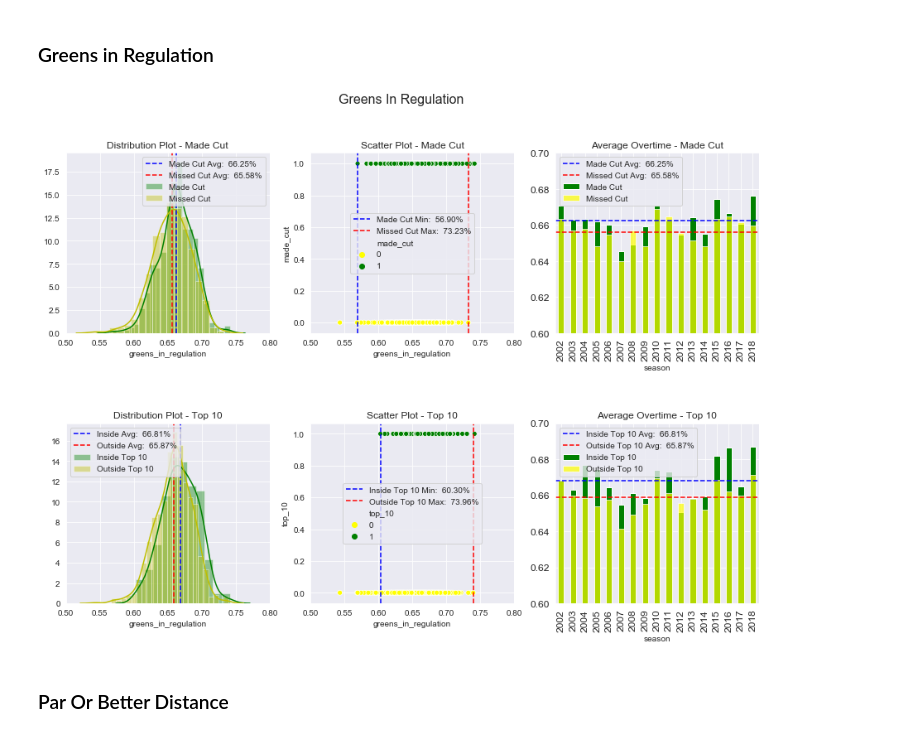
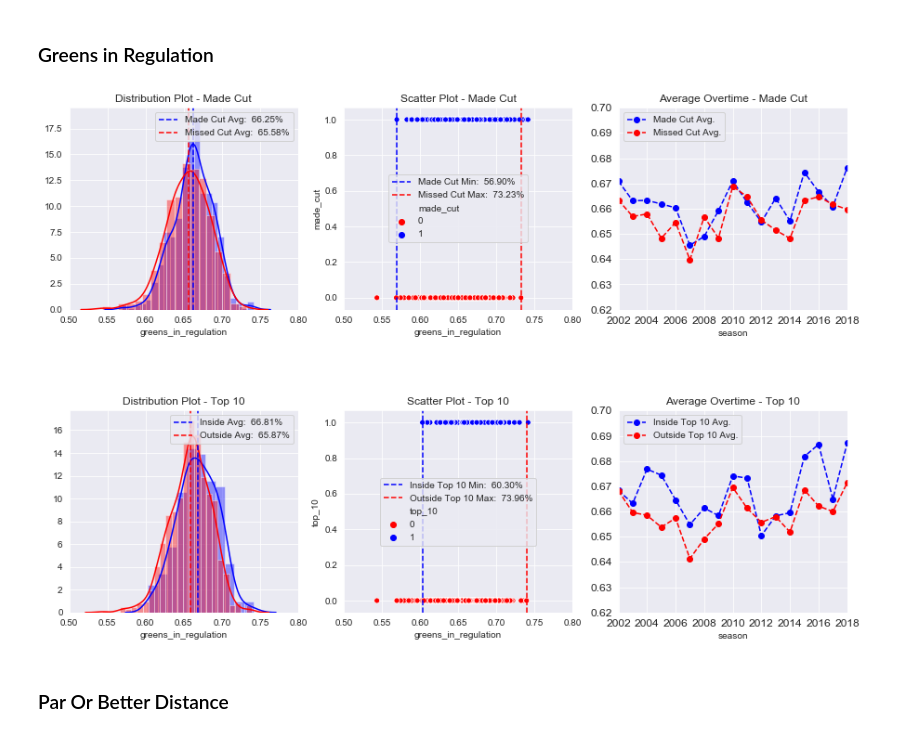
Before and after one commit to jprinfret/masters_tournament_classifier, a Jupyter notebook: 2020 Masters Tournament Predictions_noSG.ipynb, the cells around one changed output. Saved outputs shown, nothing was run; the diff lists cells and outputs as text; code cells hidden in the pictures.

```diff
--- a/2020 Masters Tournament Predictions_noSG.ipynb
+++ b/2020 Masters Tournament Predictions_noSG.ipynb
@@ -1069,17 +1180,15 @@ ax6.legend(loc='upper right');
 ### Greens in Regulation
 # %%
 feature = 'greens_in_regulation'
-title = feature.replace('_', ' ').title()
 mean1_made = made_cut[feature].mean()
 mean1_missed = missed_cut[feature].mean()
 mean2_in = inside_top10[feature].mean()
 mean2_out = outside_top10[feature].mean()
 fig = plt.figure(figsize=figsize);
-fig.suptitle(f"{title}", fontsize=16);
 fig.subplots_adjust(hspace=hspace);
 xmin = 0.5
 xmax = 0.8
-ymin = 0.6
+ymin = 0.62
 ymax = 0.7
 made_cut_min = df[df['made_cut']==1][feature].min()
 missed_cut_max = df[df['made_cut']==0][feature].max()
@@ -1088,13 +1197,23 @@ out_t10_max = df[df['top_10']==0][feature].max()
 
 # Made Cut - Dist Plot
 ax1 = fig.add_subplot(231);
-sns.distplot(made_cut[feature], bins='auto', color='g', ax=ax1, label='Made Cut');
-sns.distplot(missed_cut[feature], bins='auto', color='y', ax=ax1, label='Missed Cut');
-ax1.axvline(mean1_made, linestyle='--', color='b', label=f'Made Cut Avg: {mean1_made : 0.2%}');
-ax1.axvline(mean1_missed, linestyle='--', color='r', label=f'Missed Cut Avg: {mean1_missed : 0.2%}');
+sns.distplot(
+    made_cut[feature],
+    bins='auto',
+    color='blue',
+    ax=ax1
+);
+sns.distplot(
+    missed_cut[feature],
+    bins='auto',
+    color='red',
+    ax=ax1
+);
+ax1.axvline(mean1_made, linestyle='--', color='blue', label=f'Made Cut Avg: {mean1_made : 0.2%}');
+ax1.axvline(mean1_missed, linestyle='--', color='red', label=f'Missed Cut Avg: {mean1_missed : 0.2%}');
 ax1.set_title('Distribution Plot - Made Cut');
 ax1.set_xlim(xmin, xmax);
-ax1.legend();
+ax1.legend(loc='upper right');
 
 # Made Cut - Scatter Plot
 ax2 = fig.add_subplot(232);
@@ -1102,7 +1221,7 @@ sns.scatterplot(
     x=df[feature],
     y=df['made_cut'],
     hue=df['made_cut'],
-    palette=['yellow', 'green'],
+    palette=['red', 'blue'],
     ax=ax2
 );
 ax2.axvline(made_cut_min, linestyle = '--', color ='blue', label=f'Made Cut Min: {made_cut_min : 0.2%}');
@@ -1114,22 +1233,23 @@ ax2.legend(loc='center');
 # Made Cut - Mean Overtime
 ax3 = fig.add_subplot(233);
 made_cut.groupby(['season'])[feature].mean().plot(
-    kind='bar',
+    kind='line',
     ax=ax3,
     fontsize=12,
-    color='green',
-    label='Made Cut'
+    color='blue',
+    marker='o',
+    linestyle='--',
+    label='Made Cut Avg.'
 );
 missed_cut.groupby(['season'])[feature].mean().plot(
-    kind='bar',
+    kind='line',
     ax=ax3,
     fontsize=12,
-    color='yellow',
-    alpha=0.7,
-    label='Missed Cut'
+    color='red',
+    marker='o',
+    linestyle='--',
+    label='Missed Cut Avg.'
 );
-ax3.axhline(mean1_made, linestyle='--', color='b', label=f'Made Cut Avg: {mean1_made : 0.2%}');
-ax3.axhline(mean1_missed, linestyle='--', color='r', label=f'Missed Cut Avg: {mean1_missed : 0.2%}');
 ax3.set_title('Average Overtime - Made Cut', {'fontsize' : 12});
 ax3.set_ylim(ymin, ymax);
 ax3.legend(loc='upper left');
@@ -1139,62 +1259,61 @@ ax4 = fig.add_subplot(234);
 sns.distplot(
     inside_top10[feature],
     bins='auto',
-    color='g',
-    ax=ax4,
-    label='Inside Top 10'
+    color='blue',
+    ax=ax4
 );
 sns.distplot(
     outside_top10[feature],
     bins='auto',
-    color='y',
-    ax=ax4,
-    label='Outside Top 10'
+    color='red',
+    ax=ax4
 );
-ax4.axvline(mean2_in, linestyle='--', color='b', label=f'Inside Avg: {mean2_in : 0.2%}');
-ax4.axvline(mean2_out, linestyle='--', color='r', label=f'Outside Avg: {mean2_out : 0.2%}');
+ax4.axvline(mean2_in, linestyle='--', color='blue', label=f'Inside Avg: {mean2_in : 0.2%}');
+ax4.axvline(mean2_out, linestyle='--', color='red', label=f'Outside Avg: {mean2_out : 0.2%}');
 ax4.set_title('Distribution Plot - Top 10');
 ax4.set_xlim(xmin, xmax);
-ax4.legend();
+ax4.legend(loc='upper right');
 
 # Top 10 - Scatter Plot
 ax5 = fig.add_subplot(235);
 sns.scatterplot(
     x=df[feature],
     y=df['top_10'],
     hue=df['top_10'],
-    palette=['yellow', 'green'],
+    palette=['red', 'blue'],
     ax=ax5
 );
 ax5.axvline(in_t10_min, linestyle = '--', color ='blue', label=f'Inside Top 10 Min: {in_t10_min : 0.2%}');
 ax5.axvline(out_t10_max, linestyle = '--', color ='red', label=f'Outside Top 10 Max: {out_t10_max : 0.2%}');
 ax5.set_title('Scatter Plot - Top 10');
 ax5.set_xlim(xmin, xmax);
 ax5.legend(loc='center');
 
 # Top 10 - Mean Overtime
 ax6 = fig.add_subplot(236);
 inside_top10.groupby(['season'])[feature].mean().plot(
-    kind='bar',
+    kind='line',
     ax=ax6,
     fontsize=12,
-    color='green',
-    label='Inside Top 10'
+    color='blue',
+    marker='o',
+    linestyle='--',
+    label='Inside Top 10 Avg.'
 );
 outside_top10.groupby(['season'])[feature].mean().plot(
-    kind='bar',
+    kind='line',
     ax=ax6,
     fontsize=12,
-    color='yellow',
-    alpha=0.7,
-    label='Outside Top 10'
+    color='red',
+    marker='o',
+    linestyle='--',
+    label='Outside Top 10 Avg.'
 );
-ax6.axhline(mean2_in, linestyle='--', color='b', label=f'Inside Top 10 Avg: {mean2_in : 0.2%}');
-ax6.axhline(mean2_out, linestyle='--', color='r', label=f'Outside Top 10 Avg: {mean2_out : 0.2%}');
 ax6.set_title('Average Overtime - Top 10', {'fontsize' : 12});
 ax6.set_ylim(ymin, ymax);
 ax6.legend(loc='upper left');
 # %% [output]
-[figure, old version]
+[figure, new version]
 # %% [markdown]
 ### Par Or Better Distance
 # %%
```
Also changed, not shown: parts of 39 cells of this notebook, 2 other files.
